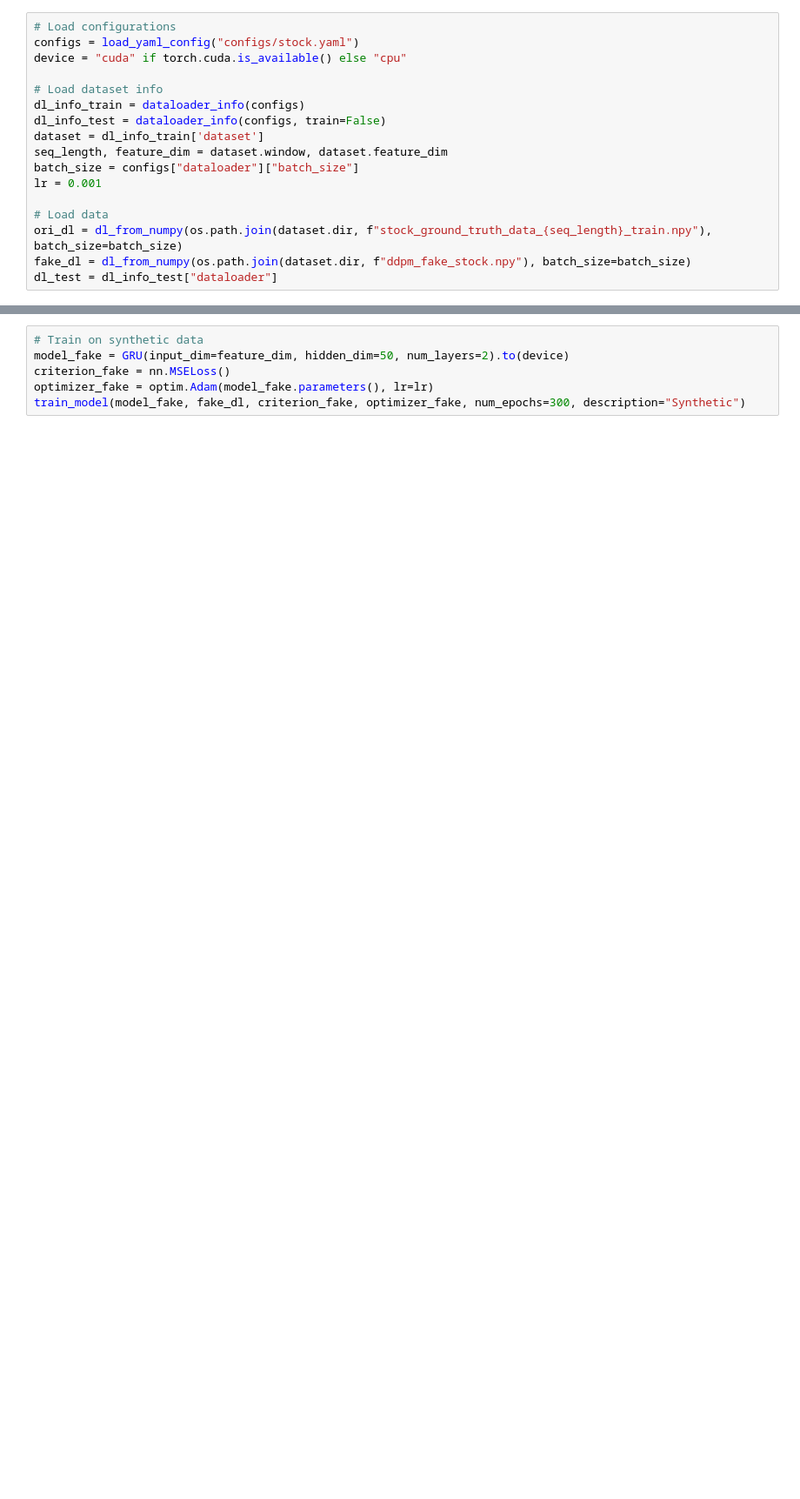
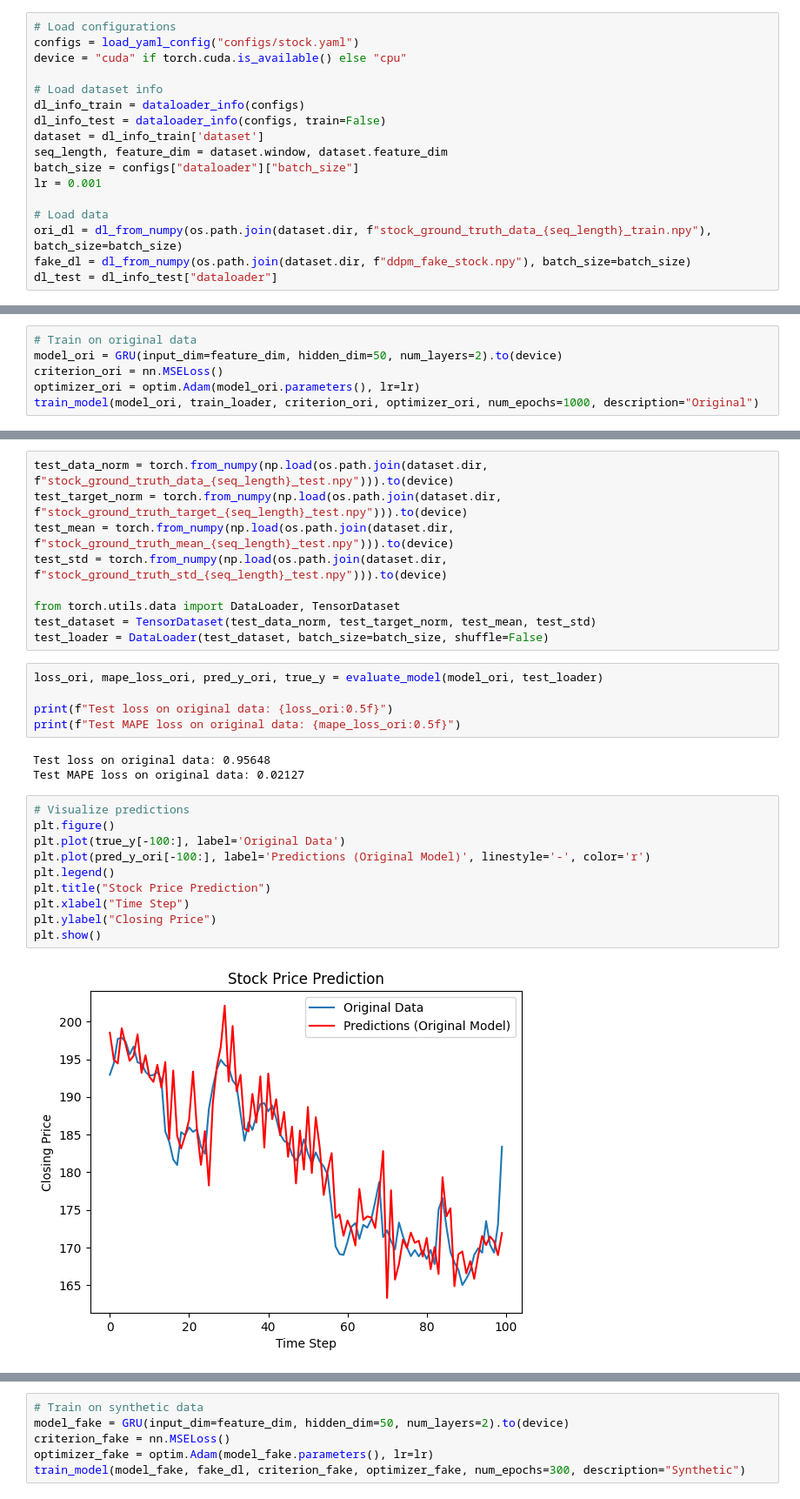
Before and after one commit to hrj04/Project_TS_Generation, a Jupyter notebook: experiments/stock_prediction.ipynb, the cells around one changed output, grey strips where cells are left out. Shown at 87% size. Cells and saved outputs as stored; diff of their text form; blank space fills up the shorter version.

```diff
--- a/experiments/stock_prediction.ipynb
+++ b/experiments/stock_prediction.ipynb
@@ -48,0 +55,6 @@ def train_model(model, dataloader, criterion, optimizer, num_epochs=100, descrip
+# %%
+# Train on original data
+model_ori = GRU(input_dim=feature_dim, hidden_dim=50, num_layers=2).to(device)
+criterion_ori = nn.MSELoss()
+optimizer_ori = optim.Adam(model_ori.parameters(), lr=lr)
+train_model(model_ori, train_loader, criterion_ori, optimizer_ori, num_epochs=1000, description="Original")
@@ -48,0 +89,29 @@ def train_model(model, dataloader, criterion, optimizer, num_epochs=100, descrip
+# %%
+test_data_norm = torch.from_numpy(np.load(os.path.join(dataset.dir, f"stock_ground_truth_data_{seq_length}_test.npy"))).to(device)
+test_target_norm = torch.from_numpy(np.load(os.path.join(dataset.dir, f"stock_ground_truth_target_{seq_length}_test.npy"))).to(device)
+test_mean = torch.from_numpy(np.load(os.path.join(dataset.dir, f"stock_ground_truth_mean_{seq_length}_test.npy"))).to(device)
+test_std = torch.from_numpy(np.load(os.path.join(dataset.dir, f"stock_ground_truth_std_{seq_length}_test.npy"))).to(device)
+
+from torch.utils.data import DataLoader, TensorDataset
+test_dataset = TensorDataset(test_data_norm, test_target_norm, test_mean, test_std)
+test_loader = DataLoader(test_dataset, batch_size=batch_size, shuffle=False)
+# %%
+loss_ori, mape_loss_ori, pred_y_ori, true_y = evaluate_model(model_ori, test_loader)
+
+print(f"Test loss on original data: {loss_ori:0.5f}")
+print(f"Test MAPE loss on original data: {mape_loss_ori:0.5f}")
+# %% [output]
+Test loss on original data: 0.95648
+Test MAPE loss on original data: 0.02127
+# %%
+# Visualize predictions
+plt.figure()
+plt.plot(true_y[-100:], label='Original Data')
+plt.plot(pred_y_ori[-100:], label='Predictions (Original Model)', linestyle='-', color='r')
+plt.legend()
+plt.title("Stock Price Prediction")
+plt.xlabel("Time Step")
+plt.ylabel("Closing Price")
+plt.show()
+# %% [output]
+[figure, added]
```
Also changed, not shown: parts of 16 cells of this notebook, 4 other files.
